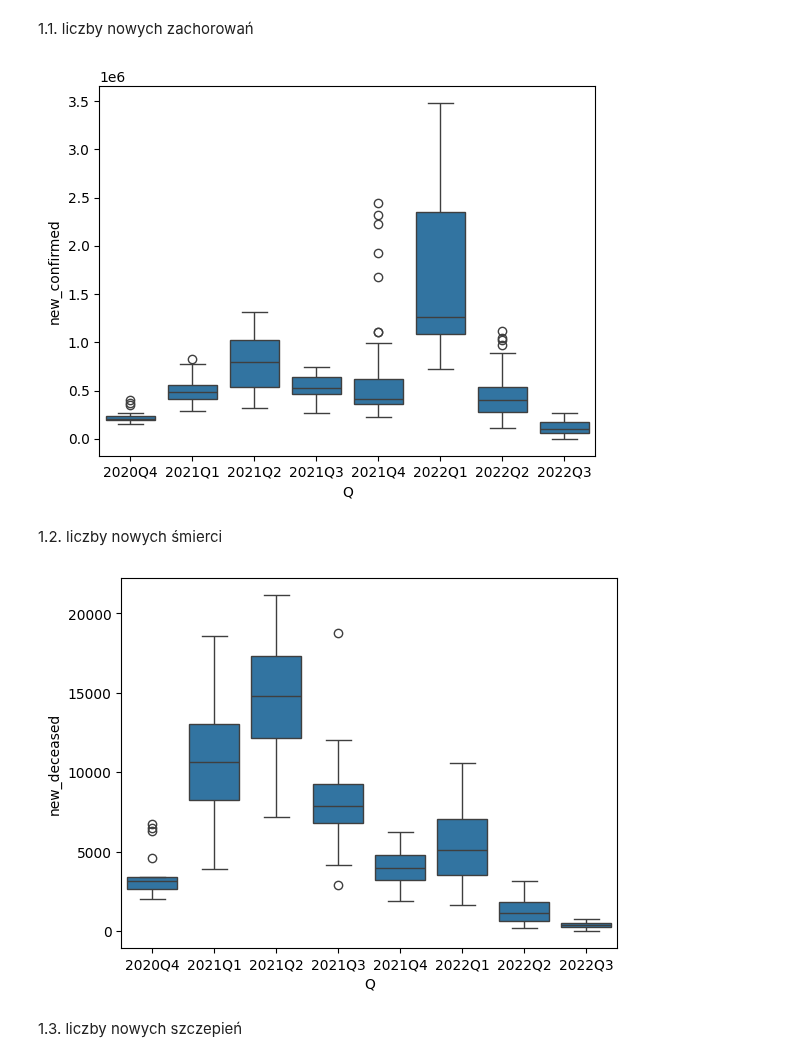
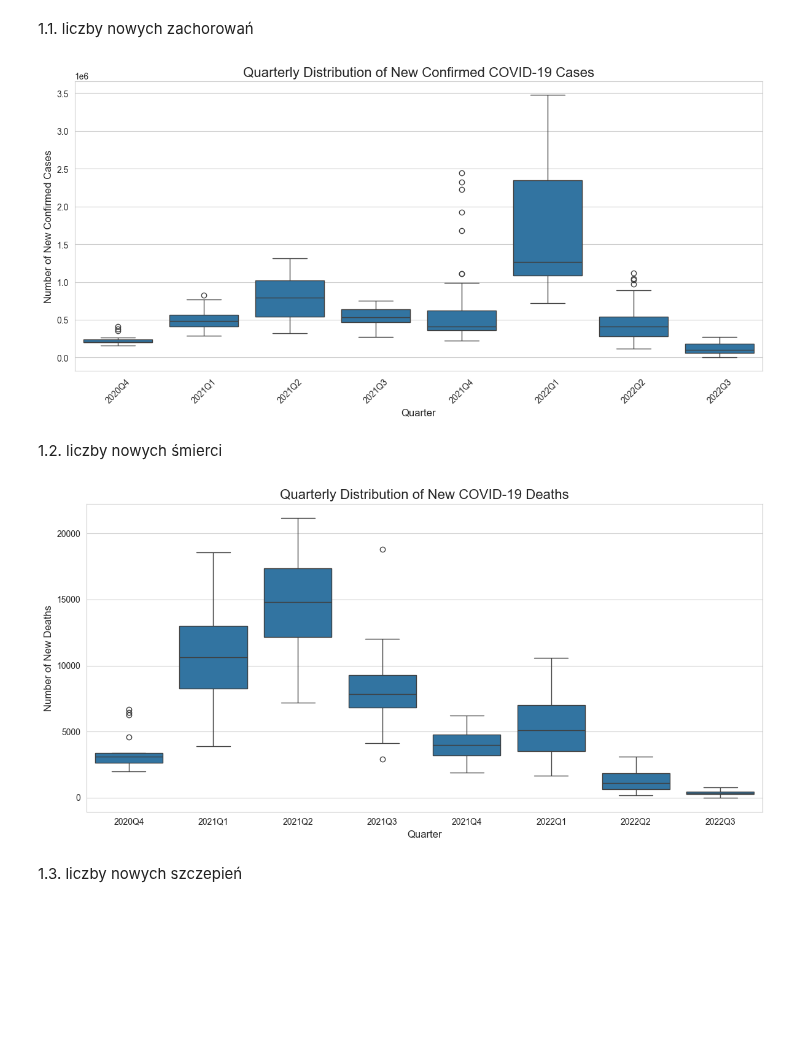
Before and after one commit to JakubKaczmarek5764/BigData1, a Jupyter notebook: zad2.ipynb, the cells around one changed output. Cells and saved outputs as stored; diff of their text form; code cells hidden in the pictures; blank space fills up the shorter version.

```diff
--- a/zad2.ipynb
+++ b/zad2.ipynb
@@ -77,22 +77,40 @@ countries_df.describe()
 # %%
 import matplotlib.pyplot as plt
 import seaborn as sns
 confirmed_df = df.groupby('date')['new_confirmed'].sum().reset_index()
 confirmed_df['Q'] = confirmed_df['date'].dt.to_period('Q').astype(str)
 
+plt.figure(figsize=(12, 6))
+
 sns.boxplot(x='Q', y='new_confirmed', data=confirmed_df)
+
+plt.title('Quarterly Distribution of New Confirmed COVID-19 Cases', fontsize=16)
+plt.xlabel('Quarter', fontsize=12)
+plt.ylabel('Number of New Confirmed Cases', fontsize=12)
+plt.xticks(rotation=45)
+
+plt.tight_layout()
 plt.show()
 # %% [output]
-[figure, old version]
+[figure, new version]
 # %% [markdown]
 1.2. liczby nowych śmierci
 # %%
 deceased_df = df.groupby('date')['new_deceased'].sum().reset_index()
 deceased_df['Q'] = deceased_df['date'].dt.to_period('Q').astype(str)
+
+plt.figure(figsize=(12, 6))
+
 sns.boxplot(x='Q', y='new_deceased', data=deceased_df)
+
+plt.title('Quarterly Distribution of New COVID-19 Deaths', fontsize=16)
+plt.xlabel('Quarter', fontsize=12)
+plt.ylabel('Number of New Deaths', fontsize=12)
+
+plt.tight_layout()
 plt.show()
 # %% [output]
-[figure, old version]
+[figure, new version]
 # %% [markdown]
 1.3. liczby nowych szczepień
 # %%
```
Also changed, not shown: parts of 11 cells of this notebook.
